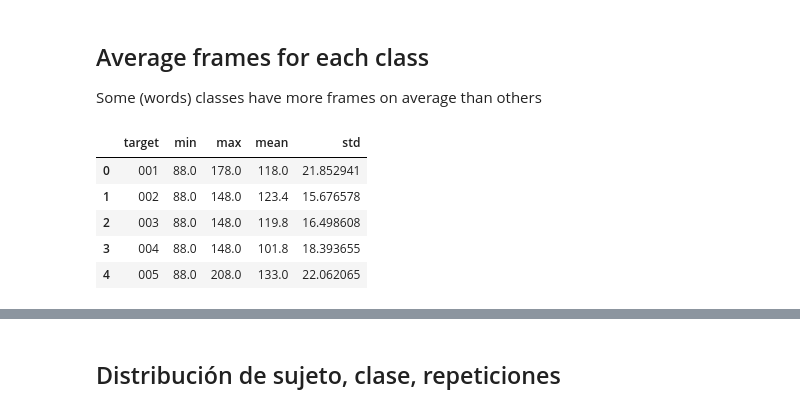
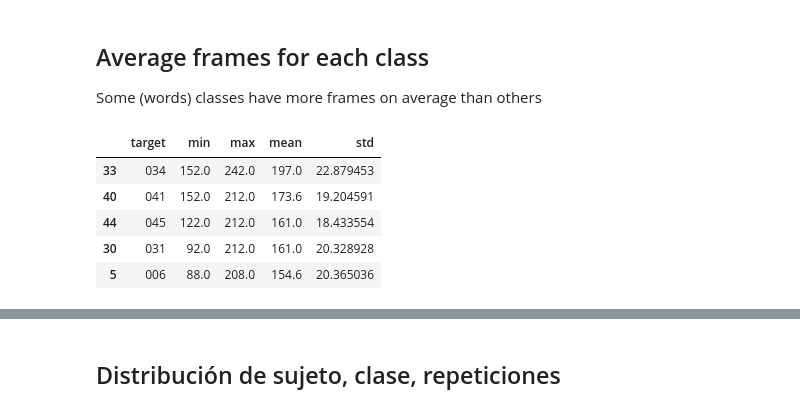
Before and after one commit to facupalavecino/ecd-trabajo-final, a Jupyter notebook: notebooks/eda.ipynb, the cells around one changed output, grey strips where cells are left out. Saved outputs shown, nothing was run; the diff lists cells and outputs as text; code cells hidden in the pictures.

```diff
--- a/notebooks/eda.ipynb
+++ b/notebooks/eda.ipynb
@@ -44,9 +44,9 @@ metadata.head()
 | 3 | 051 | 005 | 002 | /Users/facundopalavecino/Document... |
 | 4 | 010 | 007 | 001 | /Users/facundopalavecino/Document... |
 # %%
-from recognizer.utils.constants import TARGET_TO_WORD
+from recognizer.utils.constants import TARGET_TO_WORD_ES
 
-metadata["label"] = metadata.target.map(TARGET_TO_WORD)
+metadata["label"] = metadata.target.map(TARGET_TO_WORD_ES)
 # %% [markdown]
 ## Distribution of classes
 # %%
@@ -171,15 +175,16 @@ Some (words) classes have more frames on average than others
 # %%
 frames_by_target = (
     metadata.groupby(by=["target"])["frames"]
     .agg(["min", "max", "mean", "std"])
     .reset_index()
+    .sort_values("mean", ascending=False)
 )
 
 frames_by_target.head()
 # %% [output]
 |  | target | min | max | mean | std |
-| 0 | 001 | 88.0 | 178.0 | 118.0 | 21.852941 |
-| 1 | 002 | 88.0 | 148.0 | 123.4 | 15.676578 |
-| 2 | 003 | 88.0 | 148.0 | 119.8 | 16.498608 |
-| 3 | 004 | 88.0 | 148.0 | 101.8 | 18.393655 |
-| 4 | 005 | 88.0 | 208.0 | 133.0 | 22.062065 |
+| 33 | 034 | 152.0 | 242.0 | 197.0 | 22.879453 |
+| 40 | 041 | 152.0 | 212.0 | 173.6 | 19.204591 |
+| 44 | 045 | 122.0 | 212.0 | 161.0 | 18.433554 |
+| 30 | 031 | 92.0 | 212.0 | 161.0 | 20.328928 |
+| 5 | 006 | 88.0 | 208.0 | 154.6 | 20.365036 |
```
Also changed, not shown: parts of 11 cells of this notebook, 6 other files.
